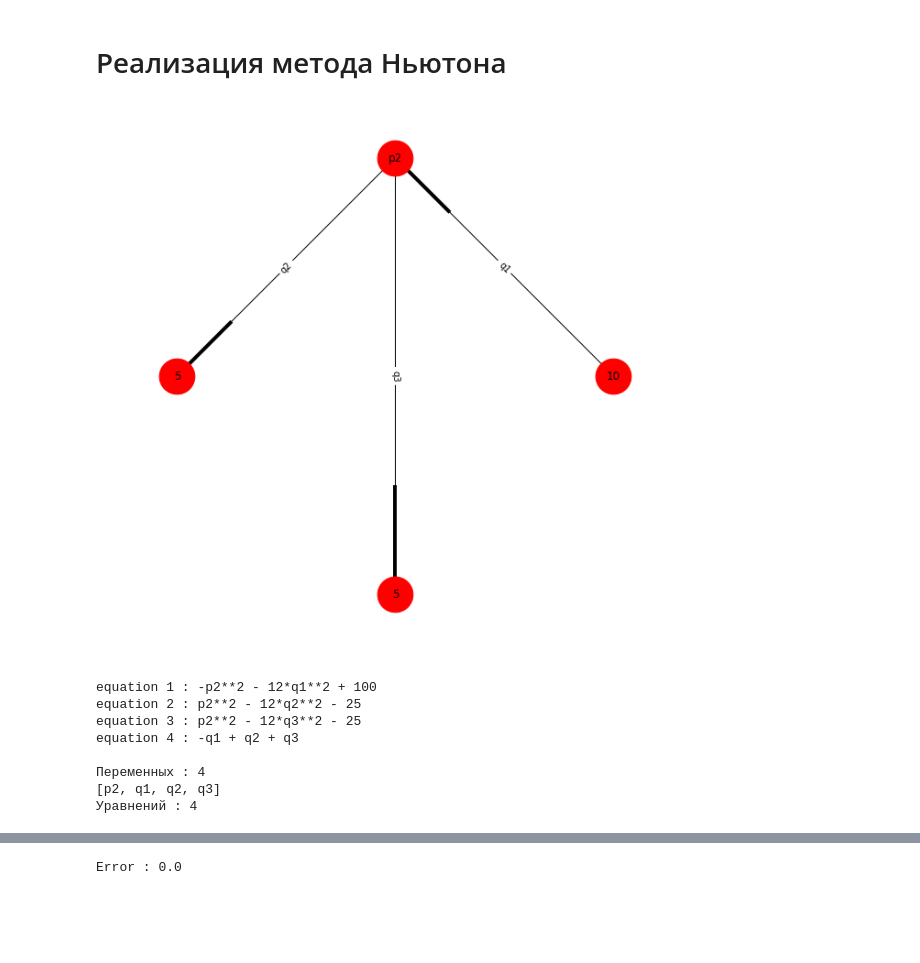
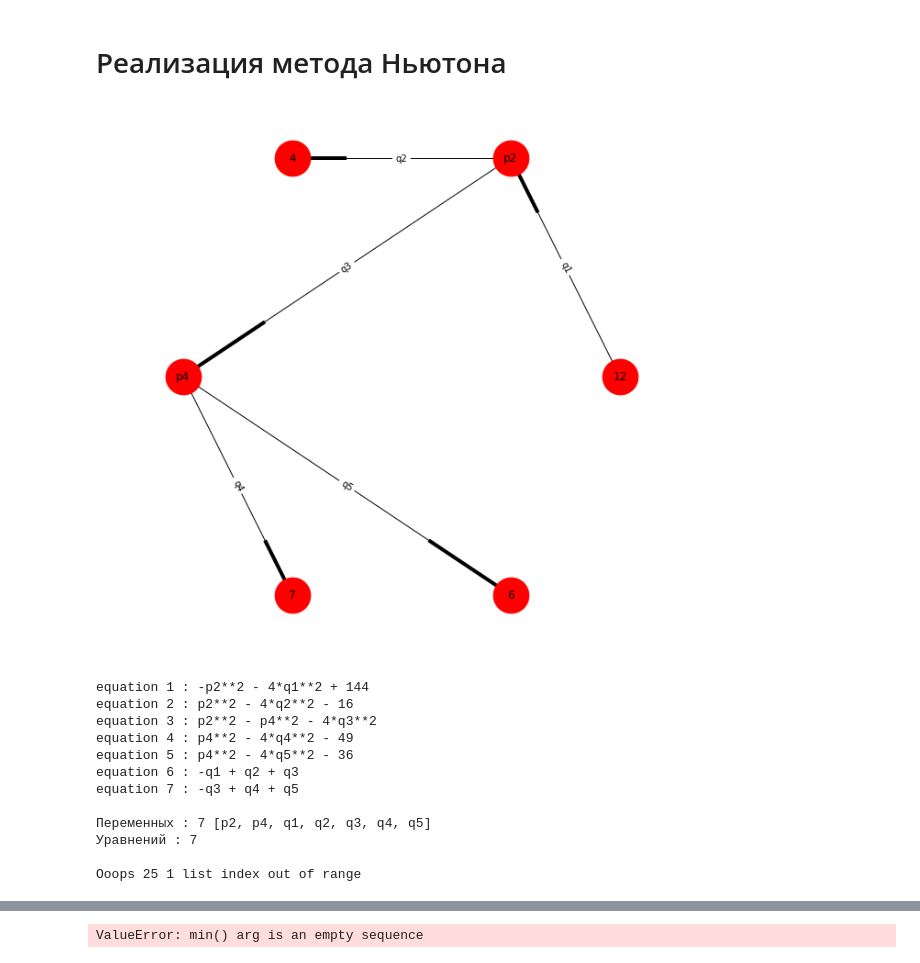
Before and after one commit to Bullldoger/graduate-work, a Jupyter notebook: GPA-sensitivity.ipynb, the cells around one changed output, grey strips where cells are left out. Cells and saved outputs as stored; diff of their text form; code cells hidden in the pictures; blank space fills up the shorter version.

```diff
--- a/GPA-sensitivity.ipynb
+++ b/GPA-sensitivity.ipynb
@@ -10,9 +10,9 @@ import itertools
 # %%
 round_count = 2
 cer = 10
-eps = 1e-6
+eps = 1e-3
 lam = 10
-steps = 250
+steps = 35
 
 files = [
     'gpa-1.txt',
@@ -255,17 +262,19 @@ def get_newton_equations(equations=[], all_symbols=[]):
     for i in range(len(all_symbols)):
         f_i = deepcopy(jacobi)
         f_i[:, i] = eq
+
         f_i = f_i.det()
+        f_i = f_i / jacobian
 
-        f_i = sm.simplify(f_i / jacobian)
 
-        eqs.append(f_i)
+        eqs.append(sm.simplify(f_i))
+
 
     return eqs
 # %%
 def subs(values=[], eqs=[]):
-    ans = [round(float(eq.subs(values)),
-                 round_count) for eq in eqs]
+    ans = [float(eq.subs(values))
+           for eq in eqs]
 
     return ans
 # %%
@@ -344,33 +351,37 @@ def calc(path='', values=[]):
     return gpa
 # %%
 # #Для gpa-1.txt
+values = [
+    ['p2', 10],
+    ['p4', 100],
+    ['q1', 4],
+    ['q2', 4],
+    ['q3', 4],
+    ['q4', 4],
+    ['q5', 4],
+    ['q6', 4]
+]
+
+#Для gpa-2.txt
 # values = [
 #     ['p2', 160],
-#     ['p4', 160],
 #     ['q1', 60],
 #     ['q2', 50],
-#     ['q3', 50],
-#     ['q4', 50],
-#     ['q5', 54],
-#     ['q6', 55]
+#     ['q3', 50]
 # ]
 
-#Для gpa-2.txt
-values = [
-    ['p2', 160],
-    ['q1', 60],
-    ['q2', 50],
-    ['q3', 50]
-]
-
-gpa = calc(path='gpa-2.txt', values=values)
+gpa = calc(path='gpa-1.txt', values=values)
 # %% [output]
-[figure, old version]
+[figure, new version]
-equation 1 : -p2**2 - 12*q1**2 + 100
-equation 2 : p2**2 - 12*q2**2 - 25
-equation 3 : p2**2 - 12*q3**2 - 25
-equation 4 : -q1 + q2 + q3
+equation 1 : -p2**2 - 4*q1**2 + 144
+equation 2 : p2**2 - 4*q2**2 - 16
+equation 3 : p2**2 - p4**2 - 4*q3**2
+equation 4 : p4**2 - 4*q4**2 - 49
+equation 5 : p4**2 - 4*q5**2 - 36
+equation 6 : -q1 + q2 + q3
+equation 7 : -q3 + q4 + q5
 
-Переменных : 4
-[p2, q1, q2, q3]
-Уравнений : 4
+Переменных : 7 [p2, p4, q1, q2, q3, q4, q5]
+Уравнений : 7
+
+Ooops 25 1 list index out of range
@@ -379 +390 @@ equation 4 : -q1 + q2 + q3
-Error : 0.0
+ValueError: min() arg is an empty sequence
```
Also changed, not shown: parts of 6 cells of this notebook, 1 other file.
